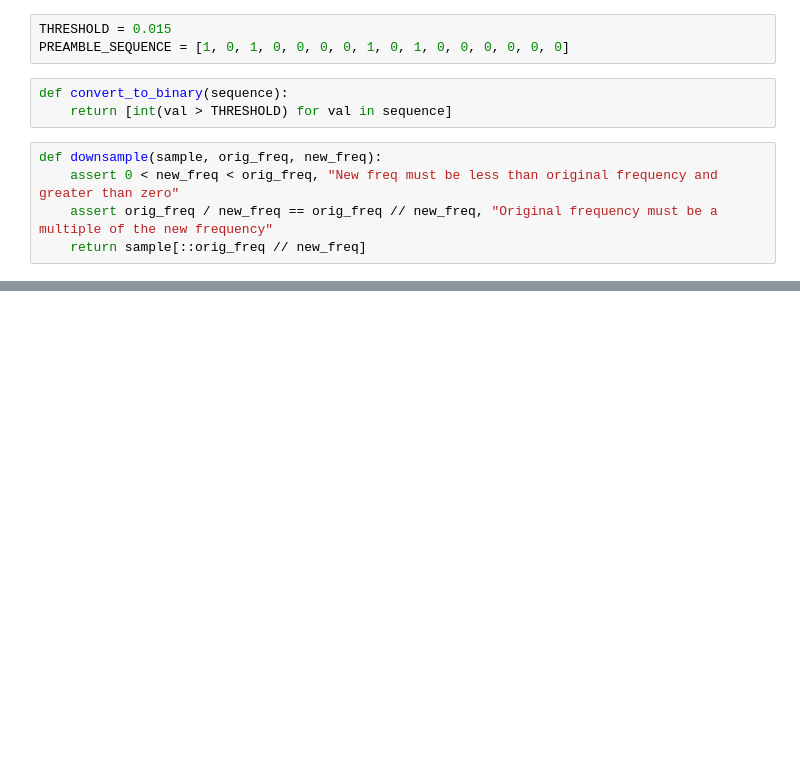
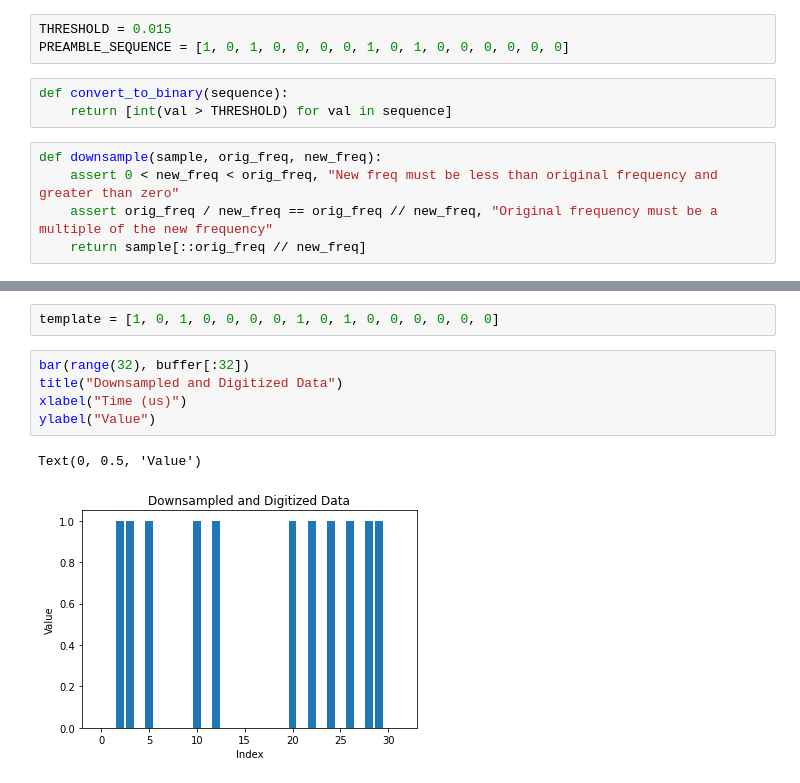
Before and after one commit to itsjameszhao/digital-systems-labs, a Jupyter notebook: Final_Project/Radio_Receiver/Receiver Prototyping.ipynb, the cells around one changed output, grey strips where cells are left out. Cells and saved outputs as stored; diff of their text form; blank space fills up the shorter version.

```diff
--- a/Final_Project/Radio_Receiver/Receiver Prototyping.ipynb
+++ b/Final_Project/Radio_Receiver/Receiver Prototyping.ipynb
@@ -149,0 +259,10 @@ Swap:         975Mi       133Mi       842Mi
+# %%
+template = [1, 0, 1, 0, 0, 0, 0, 1, 0, 1, 0, 0, 0, 0, 0, 0]
+# %%
+bar(range(32), buffer[:32])
+title("Downsampled and Digitized Data")
+xlabel("Time (us)")
+ylabel("Value")
+# %% [output]
+Text(0, 0.5, 'Value')
+[figure, added]
```
Also changed, not shown: parts of 40 cells of this notebook.
